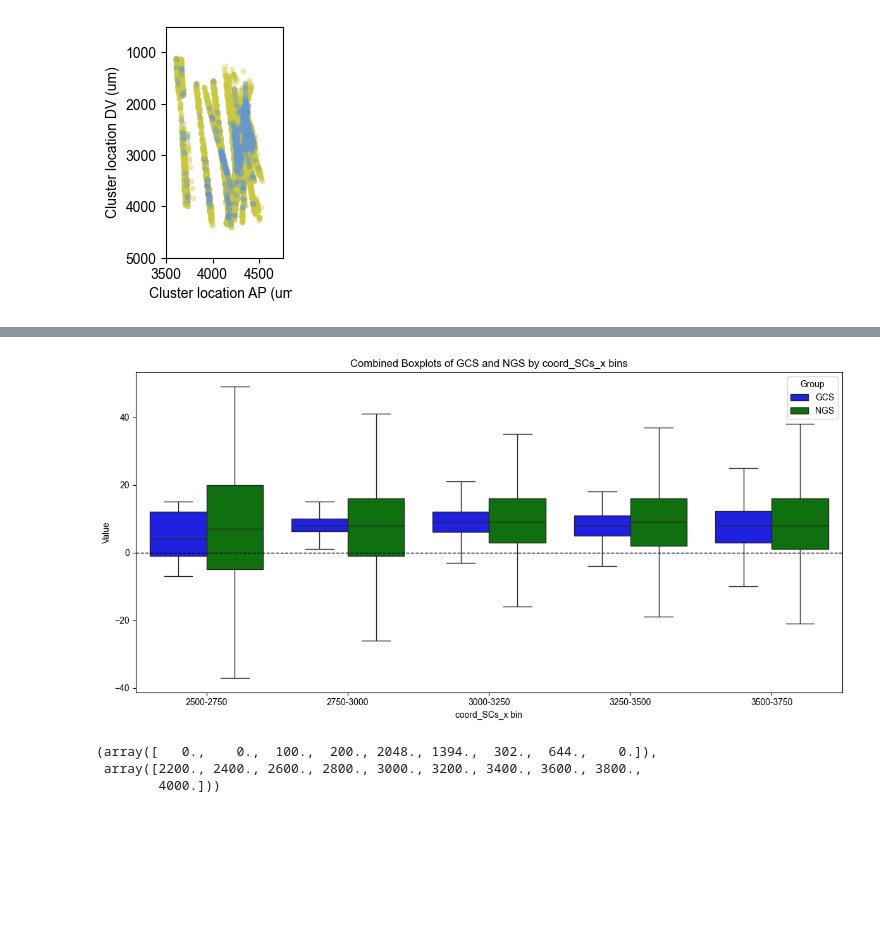
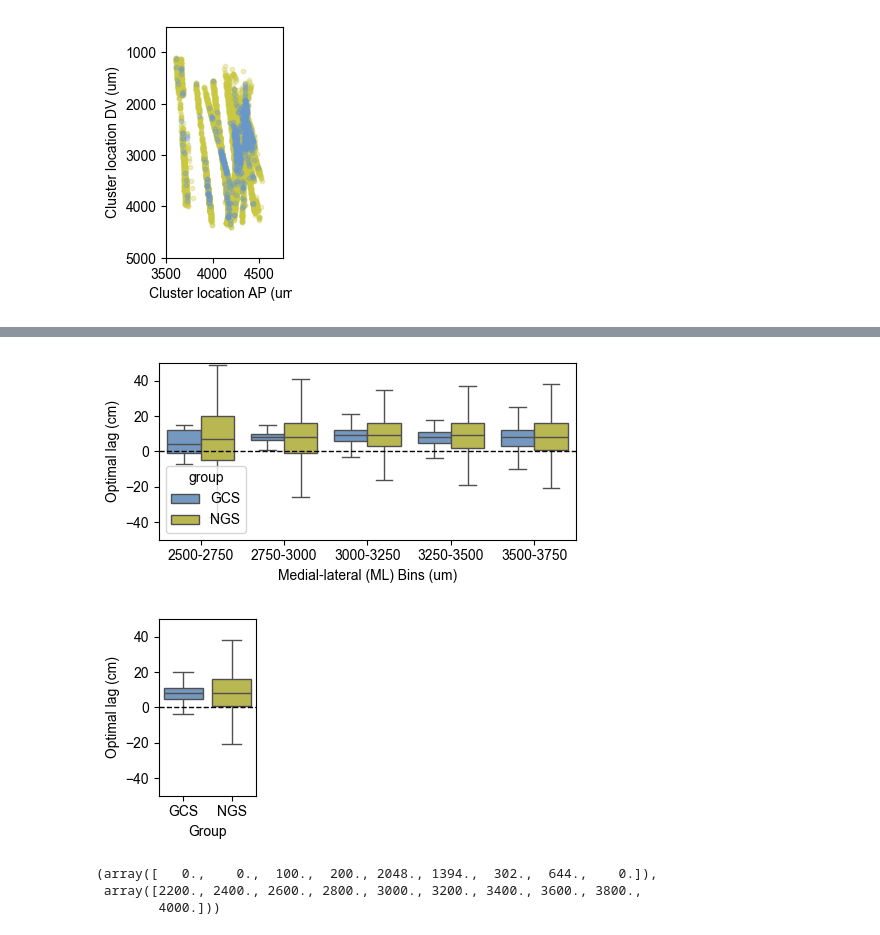
Before and after one commit to HDClark94/spatial-manifolds, a Jupyter notebook: scripts/figures/SUPP_CELL_LOCATIONS.ipynb, the cells around one changed output, grey strips where cells are left out. Cells and saved outputs as stored; diff of their text form; code cells hidden in the pictures; blank space fills up the shorter version.

```diff
--- a/scripts/figures/SUPP_CELL_LOCATIONS.ipynb
+++ b/scripts/figures/SUPP_CELL_LOCATIONS.ipynb
@@ -167,40 +151,60 @@ ngs_df = ngs_.copy()
 
 # Define bins and labels
 bins = np.arange(2500, 4000, 250)
 bins = np.append(bins, 3750)
 bins = np.unique(bins)
 labels = [f'{int(b)}-{int(b+250)}' for b in bins[:-1]]
 
 # Bin the data
 gcs_df['bin'] = pd.cut(gcs_df['coord_SCs_x']*-1, bins=bins, labels=labels, include_lowest=True)
 ngs_df['bin'] = pd.cut(ngs_df['coord_SCs_x']*-1, bins=bins, labels=labels, include_lowest=True)
 
 # Add group labels and reset index to avoid duplicate index issues
 gcs_df['group'] = 'GCS'
 ngs_df['group'] = 'NGS'
 gcs_df.reset_index(drop=True, inplace=True)
 ngs_df.reset_index(drop=True, inplace=True)
 
 # Combine data for plotting
 combined = pd.concat([gcs_df, ngs_df], ignore_index=True)
 
 # Create a combined boxplot
-plt.figure(figsize=(12, 6))
+plt.figure(figsize=(5, 2.5))
 bp = sns.boxplot(data=combined, x='bin', y='optimal_travel_lag',
-            hue='group',palette={'GCS': 'blue', 'NGS': 'green'}, showfliers=False)
+            hue='group',palette={'GCS': '#6897CD', 'NGS': '#CAC841'}, showfliers=False)
 
 for patch in bp.artists:
     patch.set_alpha(0.5)
 
 plt.axhline(y=0, color='black', linestyle='--', linewidth=1)
-plt.title('Combined Boxplots of GCS and NGS by coord_SCs_x bins')
-plt.xlabel('coord_SCs_x bin')
-plt.ylabel('Value')
-plt.legend(title='Group')
+plt.xlabel('Medial-lateral (ML) Bins (um)')
+plt.ylabel('Optimal lag (cm)')
+plt.ylim(-50, 50)
 plt.tight_layout()
 plt.show()
 # %% [output]
-[figure, old version]
+[figure, new version]
+# %%
+gcs_df = gcs_.copy()
+ngs_df = ngs_.copy()
+# Add group labels
+gcs_df['group'] = 'GCS'
+ngs_df['group'] = 'NGS'
+
+# Combine data
+combined = pd.concat([gcs_df, ngs_df], ignore_index=True)
+
+# Create boxplot
+plt.figure(figsize=(1.8, 2.5))
+sns.boxplot(data=combined, x='group', y='optimal_travel_lag', palette={'GCS': '#6897CD', 'NGS': '#CAC841'}, showfliers=False)
+plt.axhline(y=0, color='black', linestyle='--', linewidth=1)
+plt.xlabel('Group')
+plt.ylabel('Optimal lag (cm)')
+plt.ylim(-50, 50)
+plt.tight_layout()
+plt.show()
+# %% [output]
+[figure, added]
 # %%
 np.histogram(gcs_['coord_SCs_x']*-1, weights=gcs_['optimal_travel_lag'], bins=9, range=[2200, 4000])
 # %% [output]
```
Also changed, not shown: parts of 2 cells of this notebook, 1 other file.
